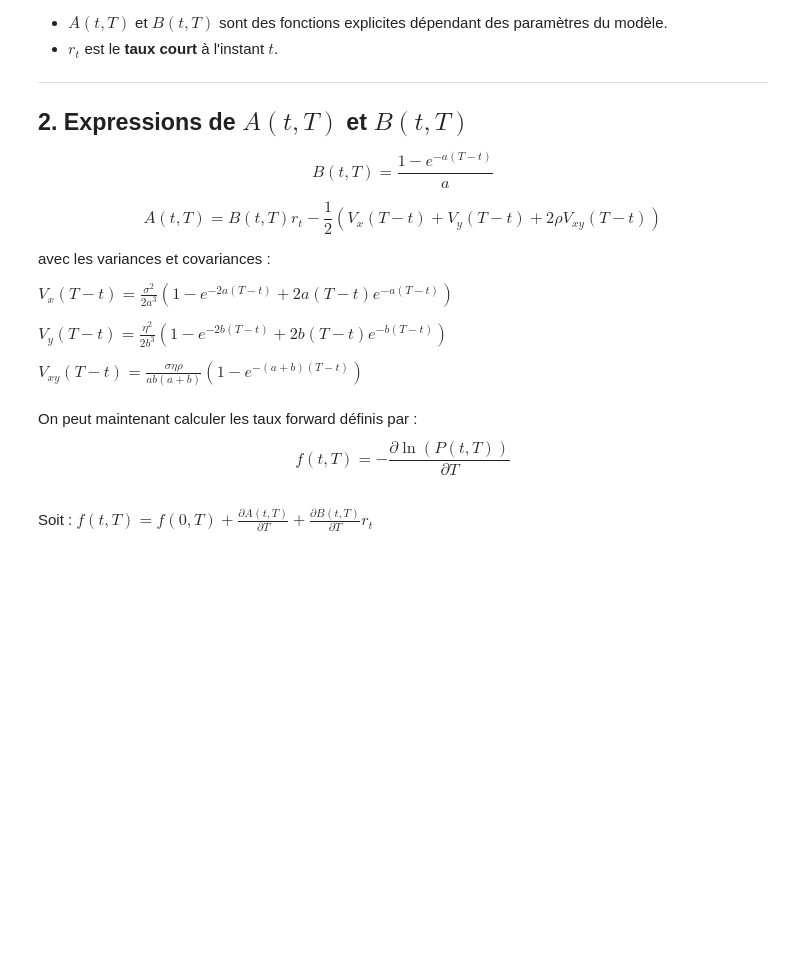
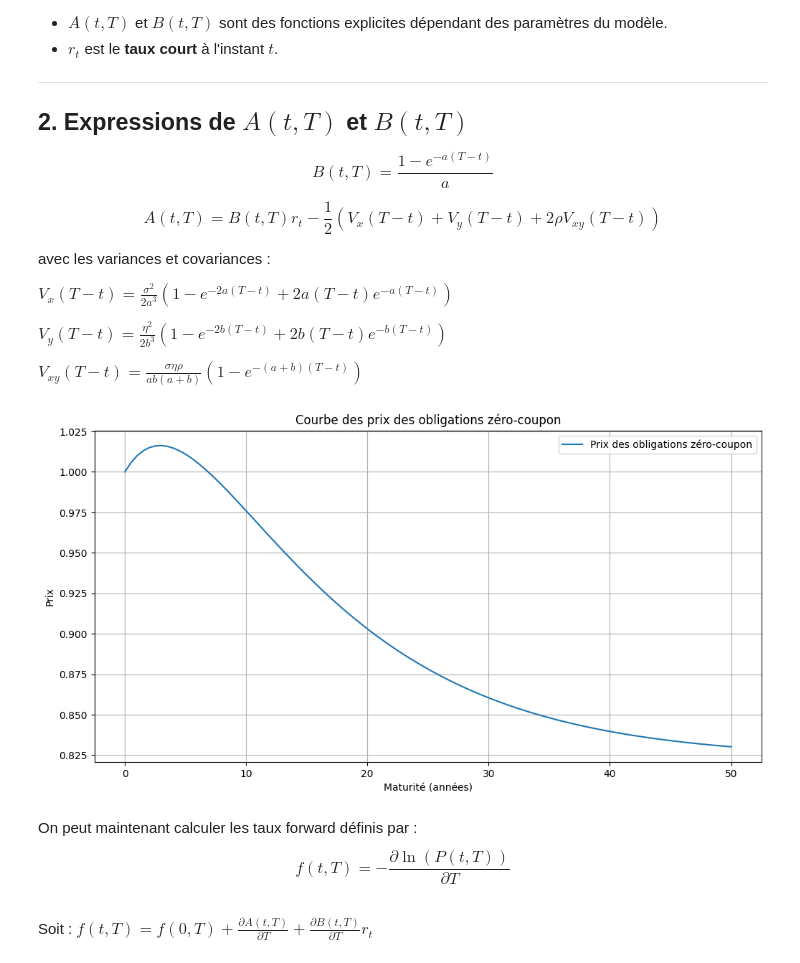
Before and after one commit to massine-djn/StatApp_GSE, a Jupyter notebook: main.ipynb, the cells around one changed output. Saved outputs shown, nothing was run; the diff lists cells and outputs as text; code cells hidden in the pictures; blank space fills up the shorter version.

```diff
--- a/main.ipynb
+++ b/main.ipynb
@@ -352,10 +416,25 @@ def A(t, T, a, b, sigma, eta, rho, r):
 # %%
 def prix_zero_coupon(t, T, a, b, sigma, eta, rho, r):
     A_tT = A(t, T, a, b, sigma, eta, rho)
     B_tT = B(t, T, a)
     r_t = r[t]
 
     return np.exp(-A_tT - B_tT * r_t)
+
+# Calcul des prix des obligations zéro-coupon pour chaque maturité interpolée
+zero_coupon_prices = [prix_zero_coupon(0, T, a, b, sigma, eta, rho, r) for T in maturities_interpol]
+
+# Affichage des résultats
+plt.figure(figsize=(12, 6))
+plt.plot(maturities_interpol, zero_coupon_prices, label='Prix des obligations zéro-coupon')
+plt.xlabel('Maturité (années)')
+plt.ylabel('Prix')
+plt.legend()
+plt.title('Courbe des prix des obligations zéro-coupon')
+plt.grid()
+plt.show()
+# %% [output]
+[figure, added]
 # %% [markdown]
 On peut maintenant calculer les taux forward définis par :
 $$
```
Also changed, not shown: parts of 12 cells of this notebook.
